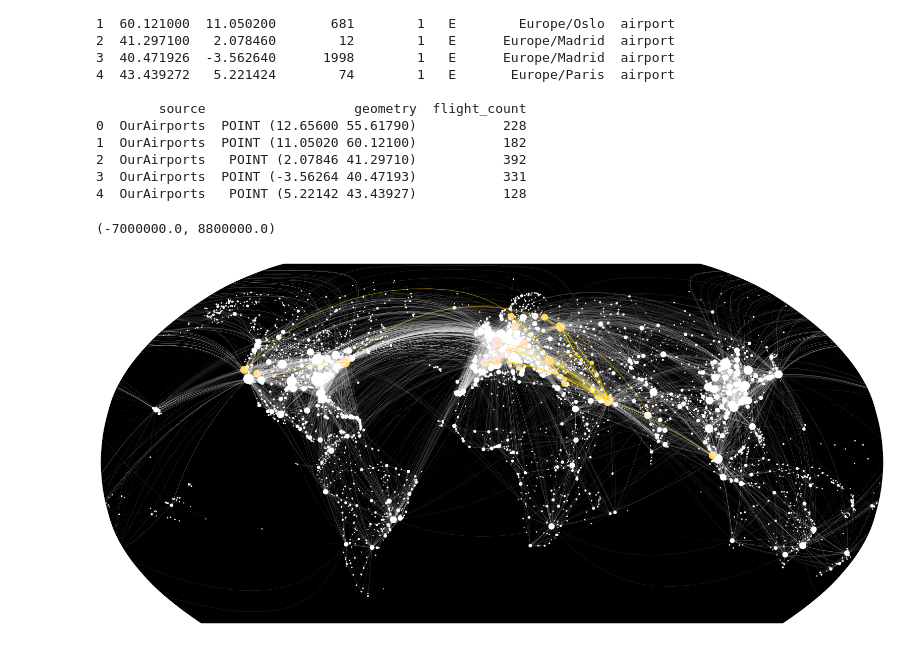
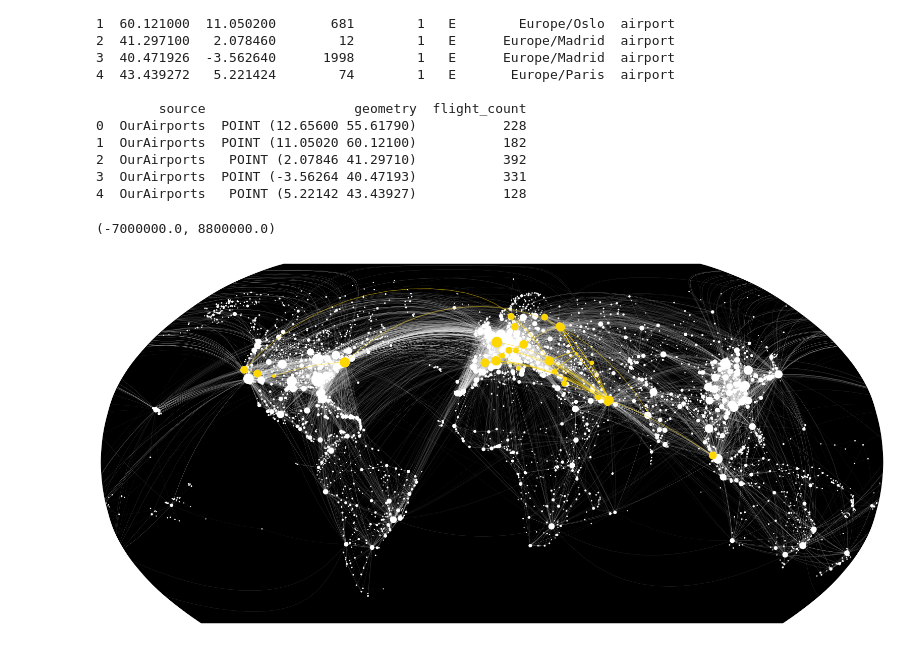
Before and after one commit to Anastasiia-Ni/PythonMaps, a Jupyter notebook: notebooks/Flyghts.ipynb, the cells around one changed output. Cells and saved outputs as stored; diff of their text form; code cells hidden in the pictures.

Commit message:
Flyghts fix colors

```diff
--- a/notebooks/Flyghts.ipynb
+++ b/notebooks/Flyghts.ipynb
@@ -198,28 +198,28 @@ print(my_airports_gdf.head())
 # %%
 # Plotting my flight routes and airports along with common routes and airports
 
 fig, ax = plt.subplots(subplot_kw={'projection': ccrs.Robinson()}, figsize=(20,20))
 ax.patch.set_facecolor('black')
 
 # Plotting my flight routes
-my_routes_geodata.plot(ax=ax, transform=ccrs.Geodetic(), color='gold', linewidth=1, alpha=0.5, zorder=3)
+my_routes_geodata.plot(ax=ax, transform=ccrs.Geodetic(), color='gold', linewidth=1, alpha=0.5, zorder=5)
 
 # Calculating marker size for my airports based on flight count
 my_airports_marker_size = my_airports_gdf['flight_count'] * 0.4
 
 # Plotting my airports with marker size based on flight count
-my_airports_gdf.plot(ax=ax, transform=ccrs.Geodetic(), color='gold', markersize=my_airports_marker_size, zorder=1)
+my_airports_gdf.plot(ax=ax, transform=ccrs.Geodetic(), color='gold', markersize=my_airports_marker_size, zorder=4)
 
 # Plotting world's flight routes with thinner lines
 routes_geodata.plot(ax=ax, transform=ccrs.Geodetic(), color='white', linewidth=0.2, alpha=0.1, zorder=2)
 
 # Calculating marker size for world's airports based on flight count
 all_airports_marker_size = destination_airports['flight_count'] * 0.4
 
 # Plotting world's airports with marker size based on flight count
 airports_geodata.plot(ax=ax, transform=ccrs.Geodetic(), color='white', markersize=all_airports_marker_size, zorder=0)
 
 ax.set_ylim(-7000000, 8800000)
 # %% [output]
 (-7000000.0, 8800000.0)
-[figure, old version]
+[figure, new version]
```
Also changed, not shown: parts of 1 cell of this notebook.
